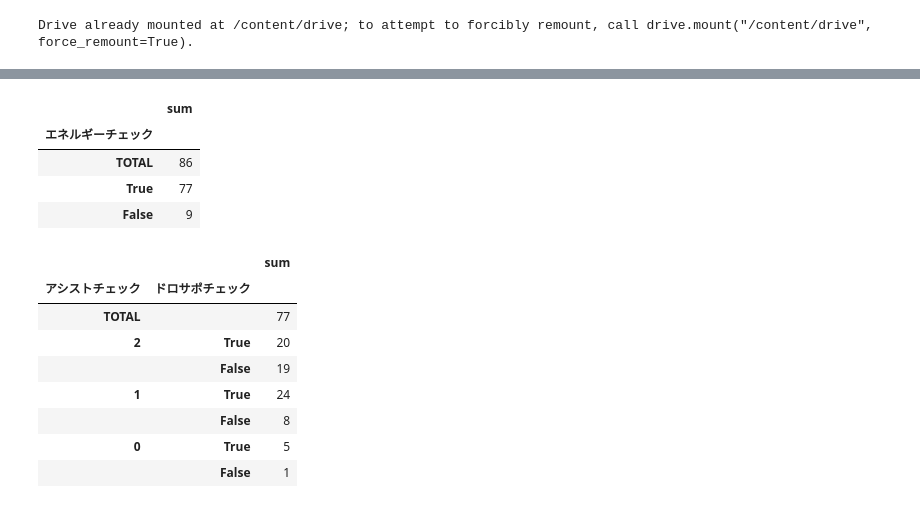
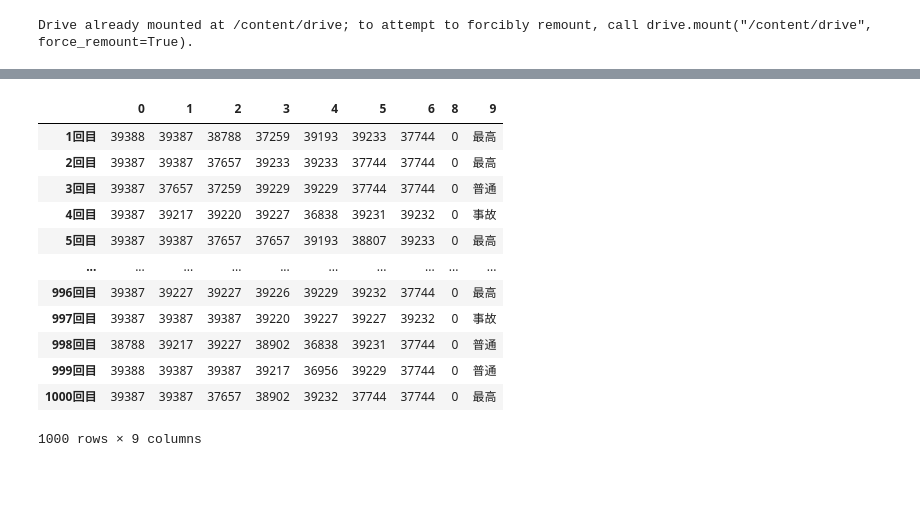
Before and after one commit to machiguchi-masaki/pokeca, a Jupyter notebook: decklist_ver0_4.ipynb, the cells around one changed output, grey strips where cells are left out. Saved outputs shown, nothing was run; the diff lists cells and outputs as text; code cells hidden in the pictures; blank space fills up the shorter version.

```diff
--- a/decklist_ver0_4.ipynb
+++ b/decklist_ver0_4.ipynb
@@ -330,25 +337,20 @@ display(a.iloc[::-1])
-# %%
-df_hands =df_hands[df_hands['ポケモンチェック']==True]
-a =pd.pivot_table(df_hands,values='sum',index=['エネルギーチェック'],columns=[],aggfunc='sum',margins=True,margins_name='TOTAL')
-display(a.iloc[::-1])
-# %% [output]
-|  | sum |
-| エネルギーチェック |  |
-| TOTAL | 86 |
-| True | 77 |
-| False | 9 |
-# %%
-df_hands =df_hands[df_hands['エネルギーチェック']==True]
-a =pd.pivot_table(df_hands,values='sum',index=['アシストチェック','ドロサポチェック'],columns=[],aggfunc='sum',margins=True,margins_name='TOTAL')
-display(a.iloc[::-1])
-# %% [output]
-|  |  | sum |
-| アシストチェック | ドロサポチェック |  |
-| TOTAL |  | 77 |
-| 2 | True | 20 |
-|  | False | 19 |
-| 1 | True | 24 |
-|  | False | 8 |
-| 0 | True | 5 |
-|  | False | 1 |
+# %%
+df_hands_id = df_firsthands_id.T.iloc[:,0:7]
+df_hands_id['8']=0
+df_hands_id['9']=df_hands['結果']
+df_hands_id
+# %% [output]
+|  | 0 | 1 | 2 | 3 | 4 | 5 | 6 | 8 | 9 |
+| 1回目 | 39388 | 39387 | 38788 | 37259 | 39193 | 39233 | 37744 | 0 | 最高 |
+| 2回目 | 39387 | 39387 | 37657 | 39233 | 39233 | 37744 | 37744 | 0 | 最高 |
+| 3回目 | 39387 | 37657 | 37259 | 39229 | 39229 | 37744 | 37744 | 0 | 普通 |
+| 4回目 | 39387 | 39217 | 39220 | 39227 | 36838 | 39231 | 39232 | 0 | 事故 |
+| 5回目 | 39387 | 39387 | 37657 | 37657 | 39193 | 38807 | 39233 | 0 | 最高 |
+| ... | ... | ... | ... | ... | ... | ... | ... | ... | ... |
+| 996回目 | 39387 | 39227 | 39227 | 39226 | 39229 | 39232 | 37744 | 0 | 最高 |
+| 997回目 | 39387 | 39387 | 39387 | 39220 | 39227 | 39227 | 39232 | 0 | 事故 |
+| 998回目 | 38788 | 39217 | 39227 | 38902 | 36838 | 39231 | 37744 | 0 | 普通 |
+| 999回目 | 39388 | 39387 | 39387 | 39217 | 36956 | 39229 | 37744 | 0 | 普通 |
+| 1000回目 | 39387 | 39387 | 37657 | 38902 | 39232 | 37744 | 37744 | 0 | 最高 |
+1000 rows × 9 columns
 # %%
```
Also changed, not shown: parts of 11 cells of this notebook.
